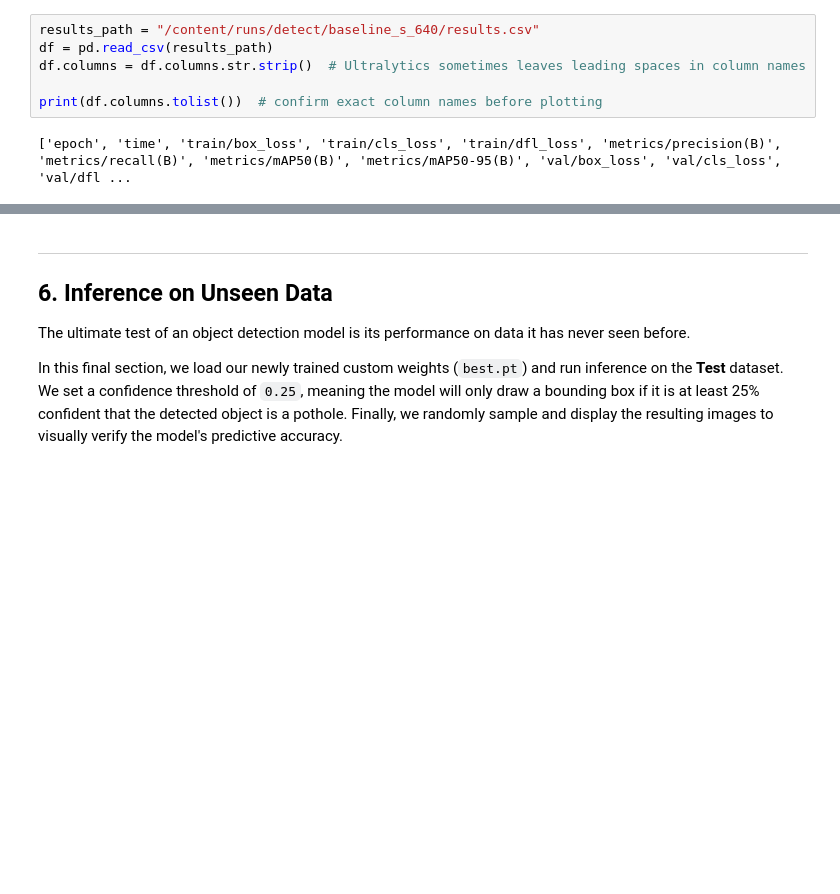
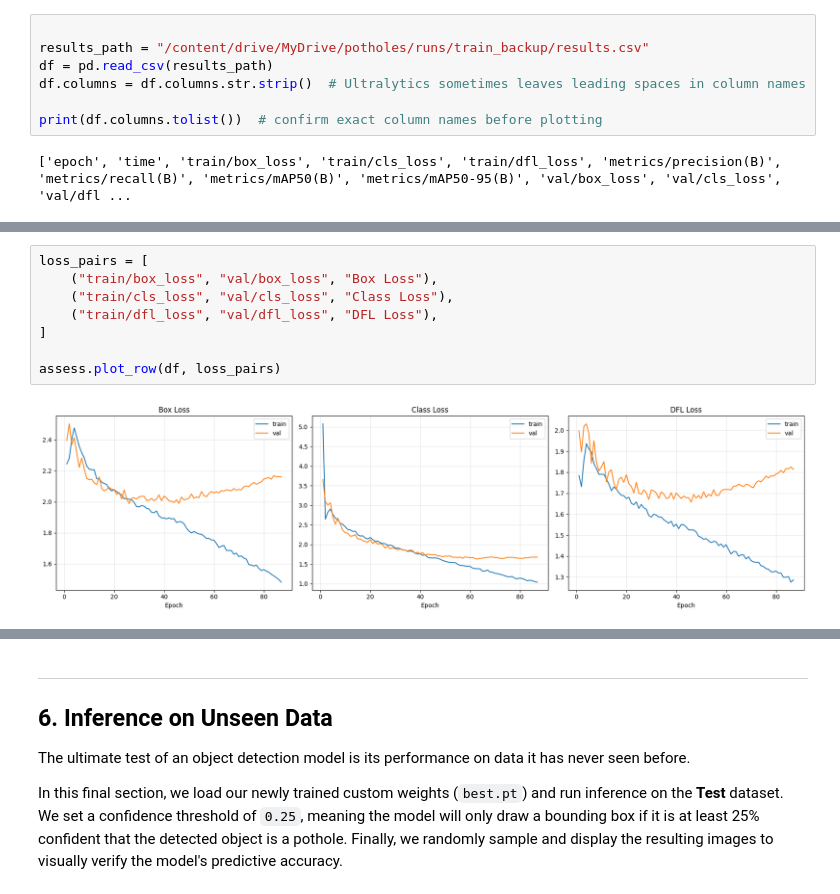
Before and after one commit to kibwale/nipe_macho, a Jupyter notebook: notebooks/testing_new_data.ipynb, the cells around one changed output, grey strips where cells are left out. Saved outputs shown, nothing was run; the diff lists cells and outputs as text; blank space fills up the shorter version.

```diff
--- a/notebooks/testing_new_data.ipynb
+++ b/notebooks/testing_new_data.ipynb
@@ -352,5 +299,6 @@ Copied to Drive
 # %%
-results_path = "/content/runs/detect/baseline_s_640/results.csv"
+
+results_path = "/content/drive/MyDrive/potholes/runs/train_backup/results.csv"
 df = pd.read_csv(results_path)
 df.columns = df.columns.str.strip()  # Ultralytics sometimes leaves leading spaces in column names
 
@@ -400,0 +319,10 @@ plt.show()
+# %%
+loss_pairs = [
+    ("train/box_loss", "val/box_loss", "Box Loss"),
+    ("train/cls_loss", "val/cls_loss", "Class Loss"),
+    ("train/dfl_loss", "val/dfl_loss", "DFL Loss"),
+]
+
+assess.plot_row(df, loss_pairs)
+# %% [output]
+[figure, added]
```
Also changed, not shown: parts of 15 cells of this notebook.
